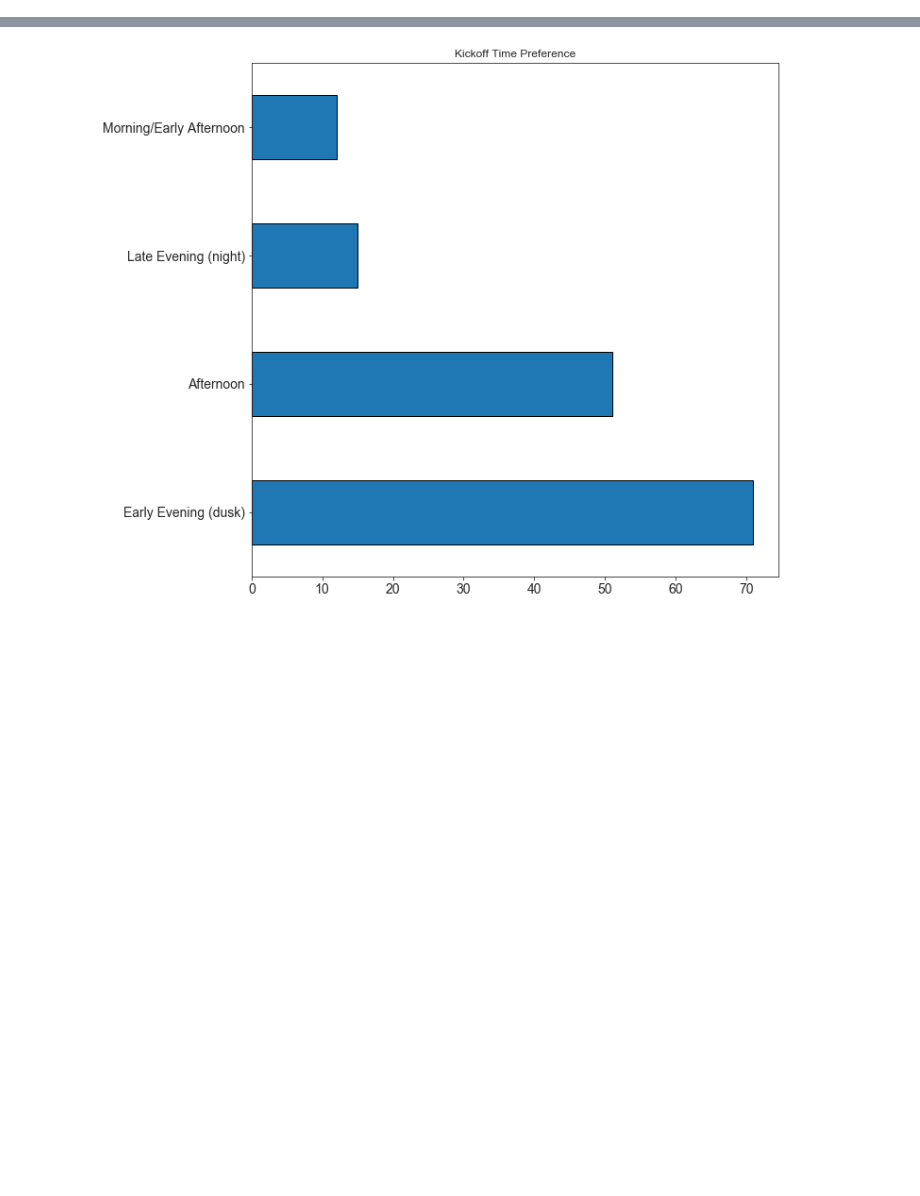
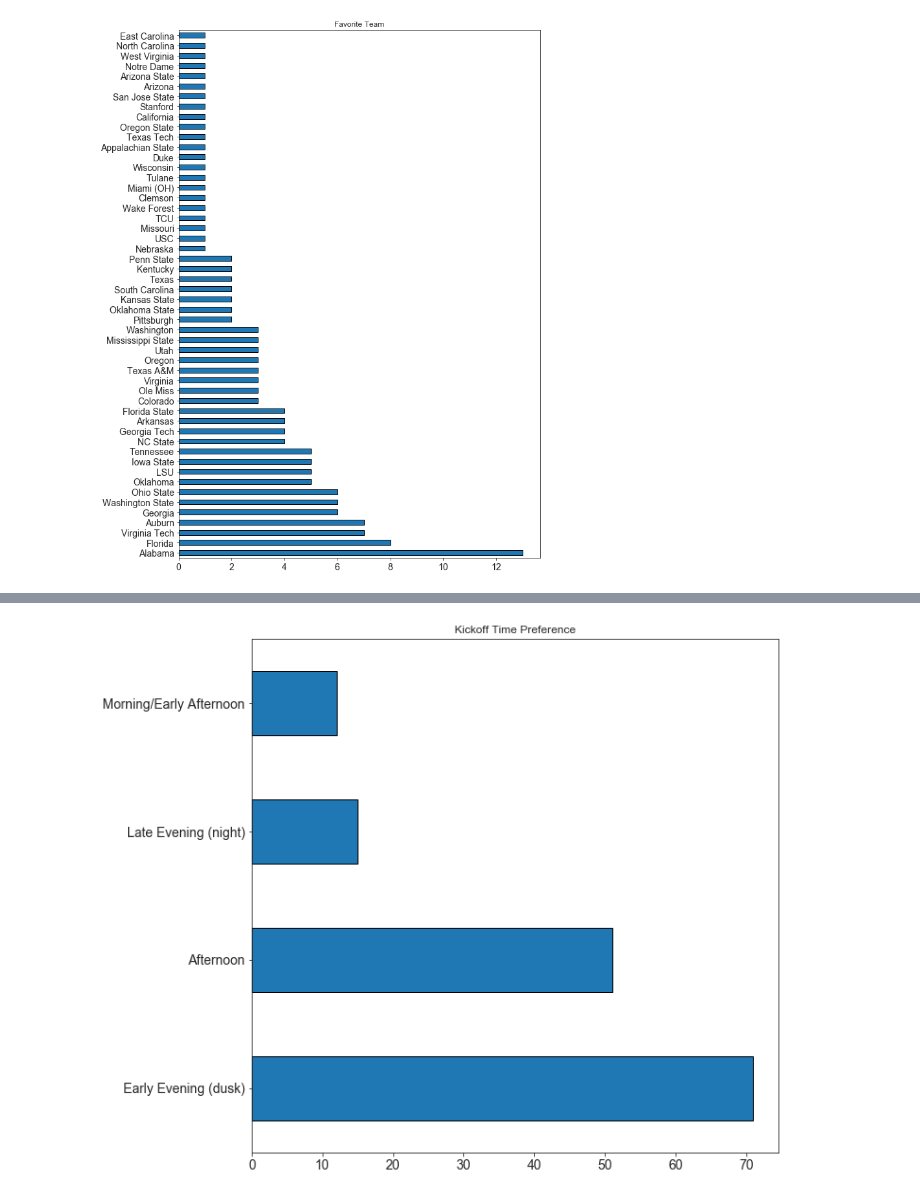
Before and after one commit to willcpope/cfb_attendance, a Jupyter notebook: cfb_attendance.ipynb, the cells around one changed output, grey strips where cells are left out. Saved outputs shown, nothing was run; the diff lists cells and outputs as text; code cells hidden in the pictures; blank space fills up the shorter version.

```diff
--- a/cfb_attendance.ipynb
+++ b/cfb_attendance.ipynb
@@ -43,3 +43,19 @@ survey_data.head()
 | 2 | 2020/03/28 3:43:46 PM AST | Ohio State | Big Ten | Yes | Yes | Yes | Lower ticket price;Parking proxim... | Afternoon | Open Air | At home | ... |
 | 3 | 2020/03/28 3:50:47 PM AST | Florida | SEC | No | No | Yes | Lower ticket price;High quality o... | Late Evening (night) | Open Air | At an open air stadium | ... |
 | 4 | 2020/03/28 4:30:21 PM AST | Iowa State | Big 12 | No | No | Yes | High quality opponent;Modern in-s... | Early Evening (dusk) | Open Air | At an open air stadium | ... |
+# %%
+team = pd.Series(Counter(survey_data.Team.str.split(',').sum()))
+
+team.sort_values(ascending=False, inplace=True)
+
+team.plot(
+    kind='barh',
+    figsize=(10, 15),
+    edgecolor='black',
+    fontsize=14,
+    title='Favorite Team'
+    ).yaxis.label.set_visible(True)
+
+plt.savefig('images/team.png')
+# %% [output]
+[figure, added]
```
Also changed, not shown: parts of 7 cells of this notebook, 6 other files.
